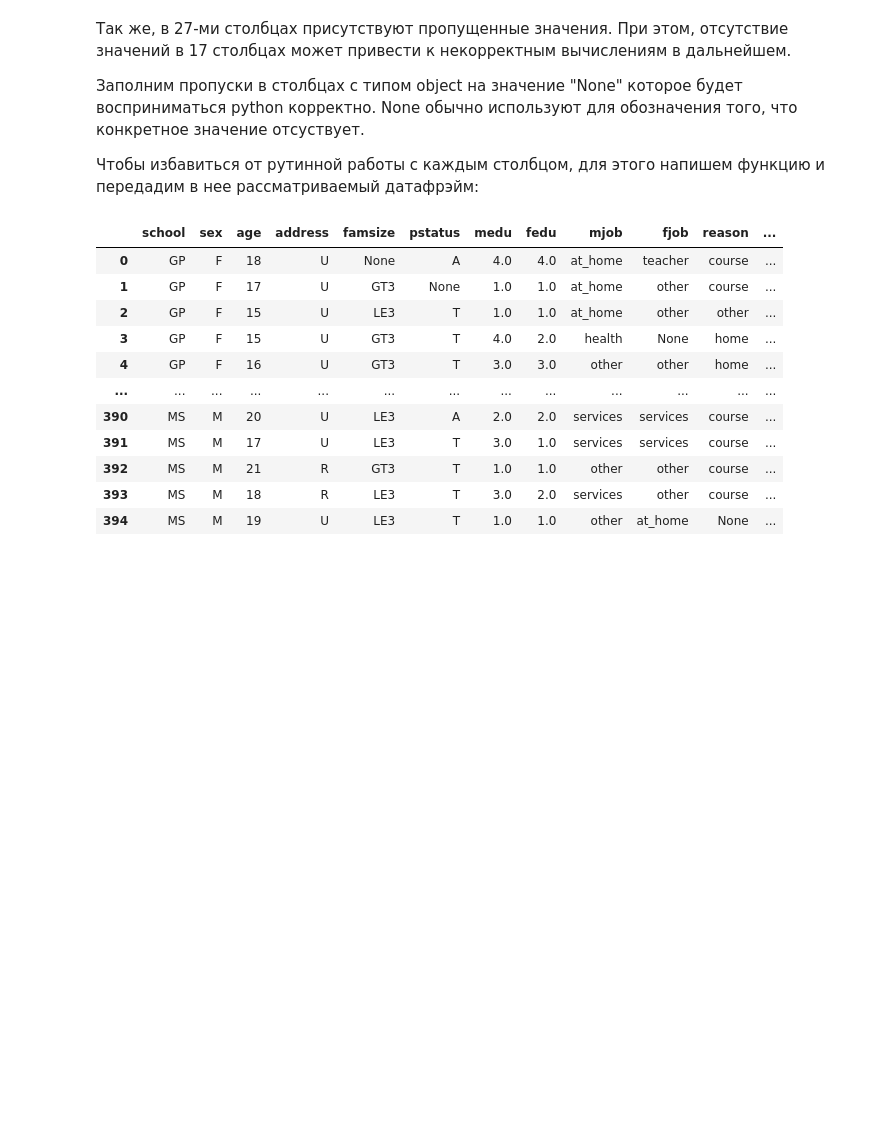
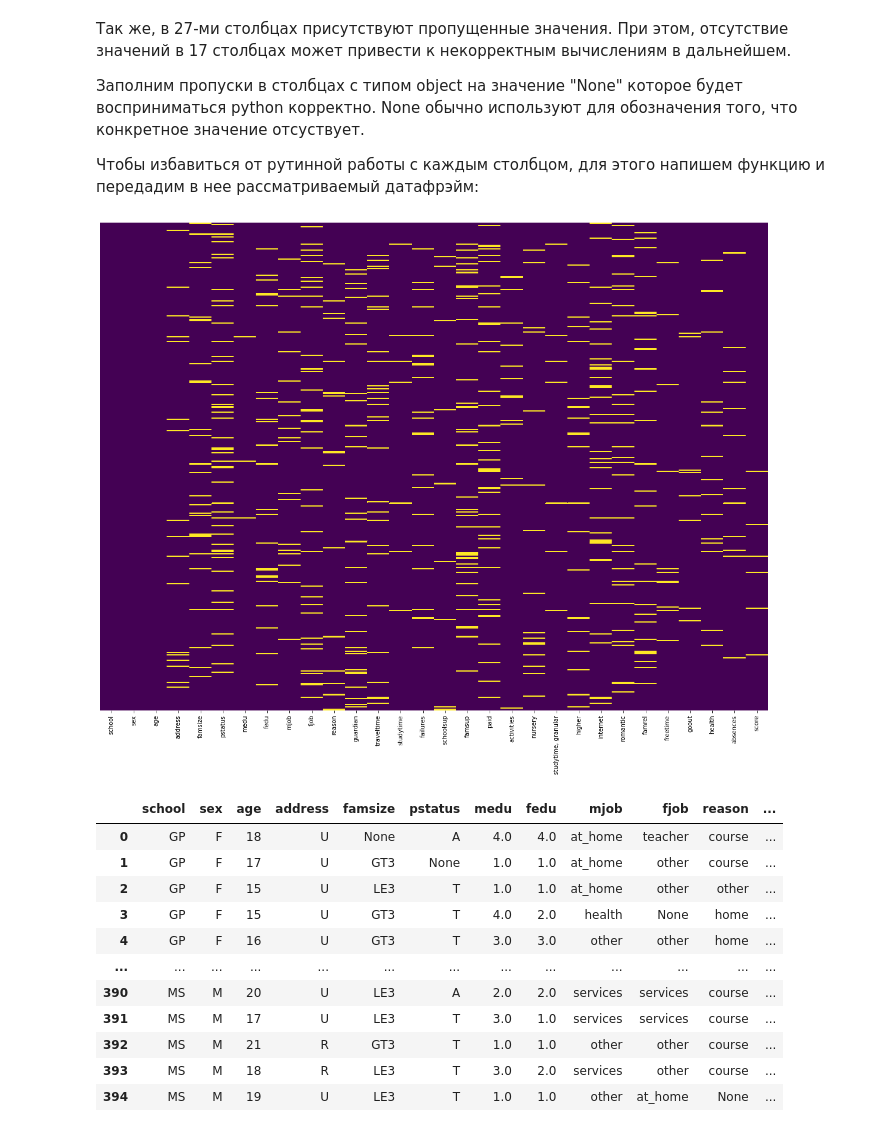
Before and after one commit to axpelman/skillfactory_rds, a Jupyter notebook: module_2/Exploratory data analysis.ipynb, the cells around one changed output. Drawn from its saved outputs; the diff is of its cells as text; code cells hidden in the pictures; blank space fills up the shorter version.

```diff
--- a/module_2/Exploratory data analysis.ipynb
+++ b/module_2/Exploratory data analysis.ipynb
@@ -69,6 +69,13 @@ math_progress.head()
 Заполним пропуски в столбцах с типом object на значение "None" которое будет восприниматься python корректно. None обычно используют для обозначения того, что конкретное значение отсуствует.
 
 Чтобы избавиться от рутинной работы с каждым столбцом, для этого напишем функцию и передадим в нее рассматриваемый датафрэйм:
+# %%
+# проверяем пропуски визуально
+fig, ax = plt.subplots(figsize = (20,15))
+sns_heatmap = sns.heatmap(math_progress.isnull(), yticklabels = False, cbar = False, cmap = 'viridis')
+plt.show()
+# %% [output]
+[figure, added]
 # %%
 """ Функция replace_none_value получает на вход весь датафрэйм, одбирает столбцы содержащие
 значения с типом object ('O'), меняет пропущенные значения в столбцах на "None"
```
Also changed, not shown: parts of 31 cells of this notebook, 1 other file.
